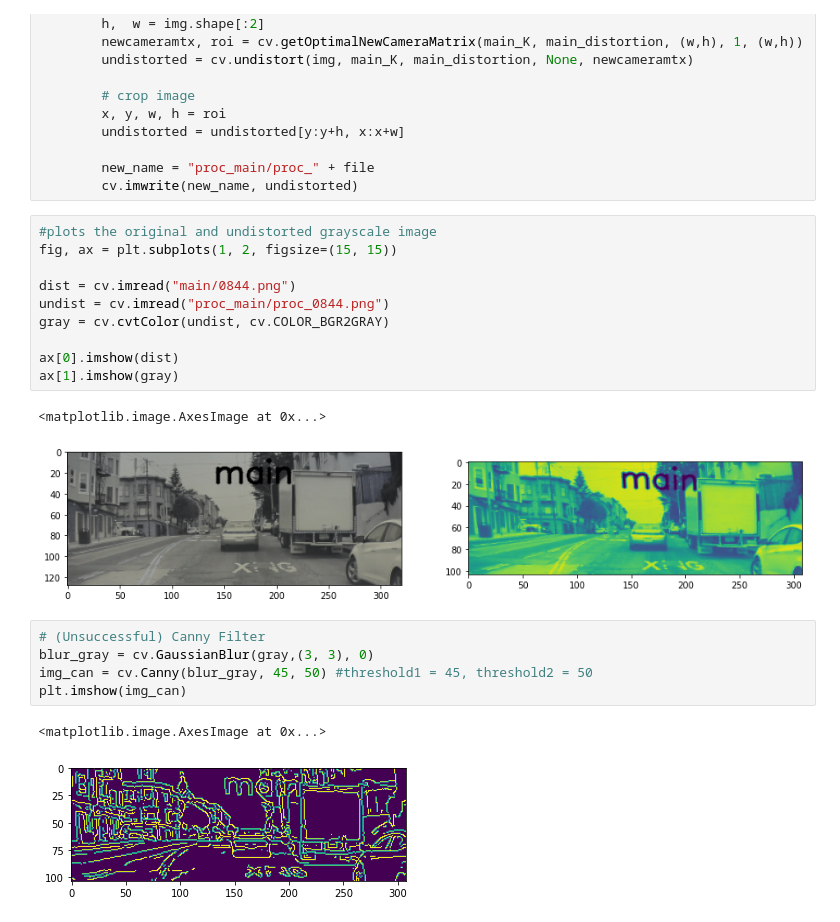
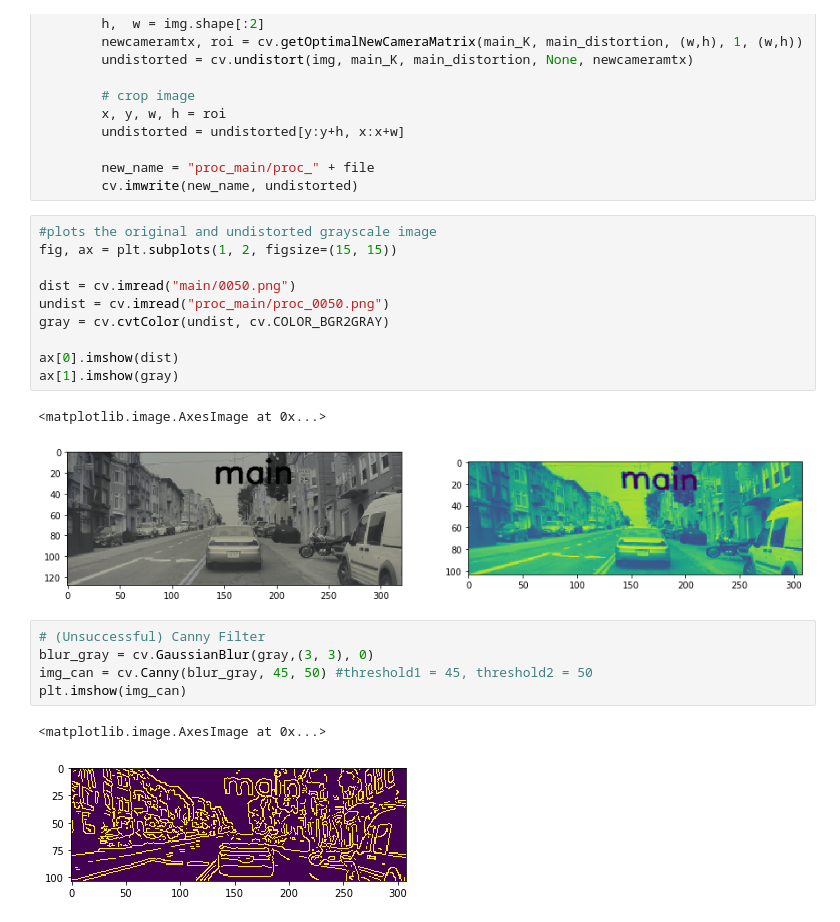
Before and after one commit to BOrmond/C106A_Final_Project, a Jupyter notebook: Image_Processing.ipynb, the cells around one changed output. Cells and saved outputs as stored; diff of their text form.

```diff
--- a/Image_Processing.ipynb
+++ b/Image_Processing.ipynb
@@ -34,16 +34,16 @@ for file in images:
 # %%
 #plots the original and undistorted grayscale image
 fig, ax = plt.subplots(1, 2, figsize=(15, 15))
 
-dist = cv.imread("main/0844.png")
-undist = cv.imread("proc_main/proc_0844.png")
+dist = cv.imread("main/0050.png")
+undist = cv.imread("proc_main/proc_0050.png")
 gray = cv.cvtColor(undist, cv.COLOR_BGR2GRAY)
 
 ax[0].imshow(dist)
 ax[1].imshow(gray)
 # %% [output]
 <matplotlib.image.AxesImage at 0x...>
-[figure, old version]
+[figure, new version]
 # %%
 # (Unsuccessful) Canny Filter
 blur_gray = cv.GaussianBlur(gray,(3, 3), 0)
@@ -51,7 +51,7 @@ img_can = cv.Canny(blur_gray, 45, 50) #threshold1 = 45, threshold2 = 50
 plt.imshow(img_can)
 # %% [output]
 <matplotlib.image.AxesImage at 0x...>
-[figure, old version]
+[figure, new version]
 # %%
 #apply sobel https://medium.com/swlh/computer-vision-advanced-lane-detection-through-thresholding-8a4dea839179
 
```
Also changed, not shown: parts of 7 cells of this notebook.
